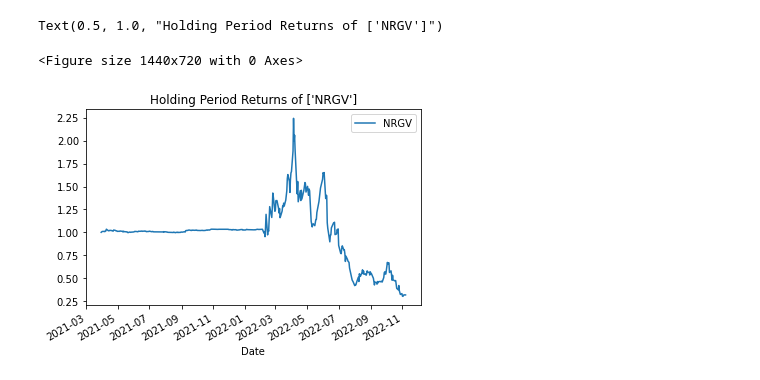
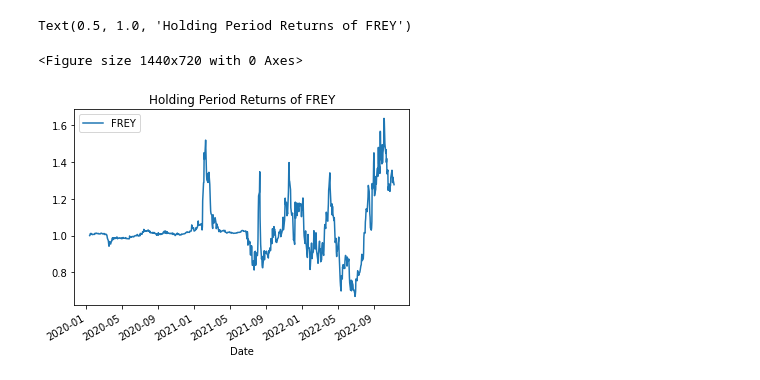
Before and after one commit to lucienqchen/sig, a Jupyter notebook: monte_carlo.ipynb, the cells around one changed output. Cells and saved outputs as stored; diff of their text form; code cells hidden in the pictures.

```diff
--- a/monte_carlo.ipynb
+++ b/monte_carlo.ipynb
@@ -10,8 +10,9 @@ from pypfopt import expected_returns
 from scipy.stats import norm
 
 import pandas_datareader as pdr
+plt.style.use("ggplot")
 # %%
-tickers = ['NRGV']
+tickers = ['FREY']
 port_len = len(tickers)
 price_data = []
 
@@ -34,14 +35,14 @@ weights = np.random.random(len(mean_returns))
 # %%
 hpr = (stock_df.pct_change() + 1).cumprod()
 plt.figure(figsize=(20, 10))
 
 hpr.plot()
 plt.legend(tickers)
-plt.title("Holding Period Returns of " + str(tickers))
+plt.title("Holding Period Returns of FREY")
 # %% [output]
-Text(0.5, 1.0, "Holding Period Returns of ['NRGV']")
+Text(0.5, 1.0, 'Holding Period Returns of FREY')
 <Figure size 1440x720 with 0 Axes>
-[figure, old version]
+[figure, new version]
 # %%
 er = hpr.iloc[-1]
 price = price_data[-1].iloc[-1]
```
Also changed, not shown: parts of 7 cells of this notebook, 2 other files.
